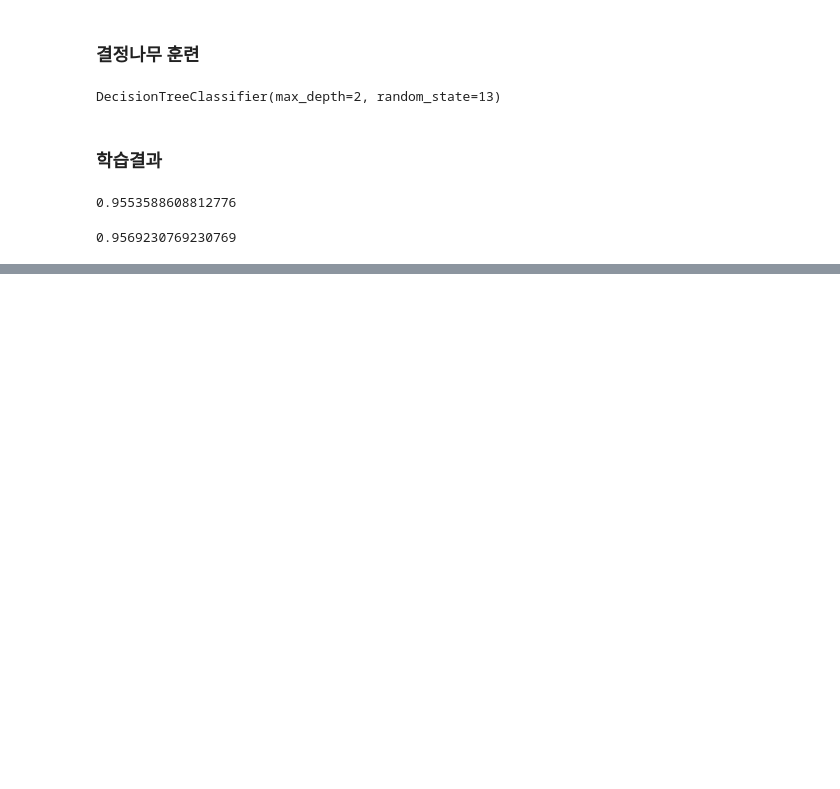
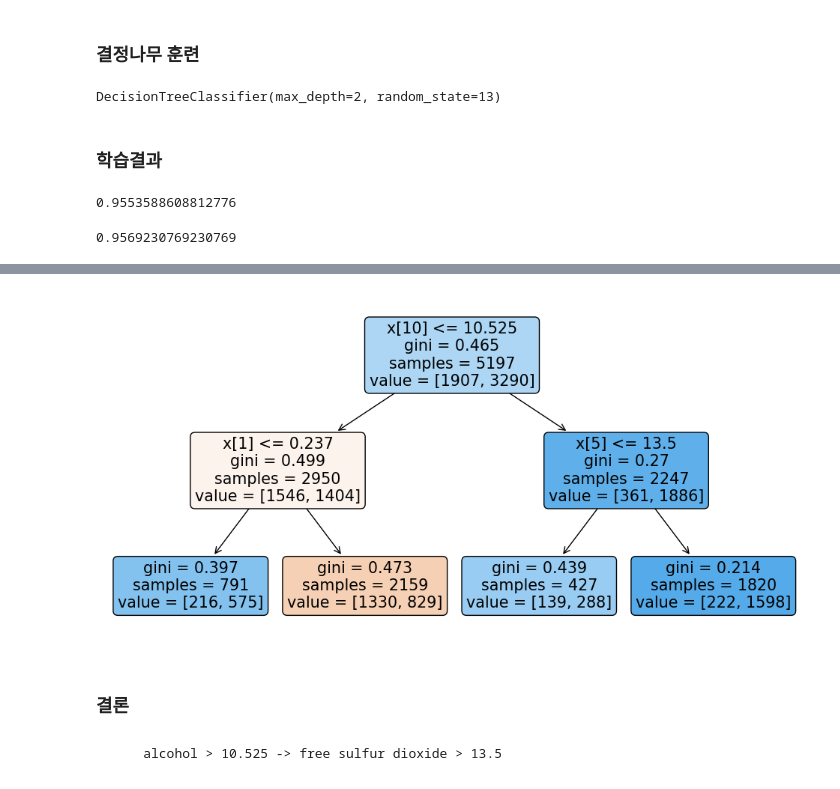
Before and after one commit to offpython/MachineLearning, a Jupyter notebook: ws_wine/wine.ipynb, the cells around one changed output, grey strips where cells are left out. Drawn from its saved outputs; the diff is of its cells as text; code cells hidden in the pictures; blank space fills up the shorter version.

````diff
--- a/ws_wine/wine.ipynb
+++ b/ws_wine/wine.ipynb
@@ -166,0 +370,12 @@ accuracy_score(y_test, y_pred_test)
+# %%
+plt.figure(figsize=(12, 6))
+tree.plot_tree(wine_tree, filled=True, rounded=True)
+plt.show()
+# %% [output]
+[figure, added]
+# %% [markdown]
+### 결론
+# %% [markdown]
+```
+    alcohol > 10.525 -> free sulfur dioxide > 13.5
+```
````
Also changed, not shown: parts of 33 cells of this notebook.
